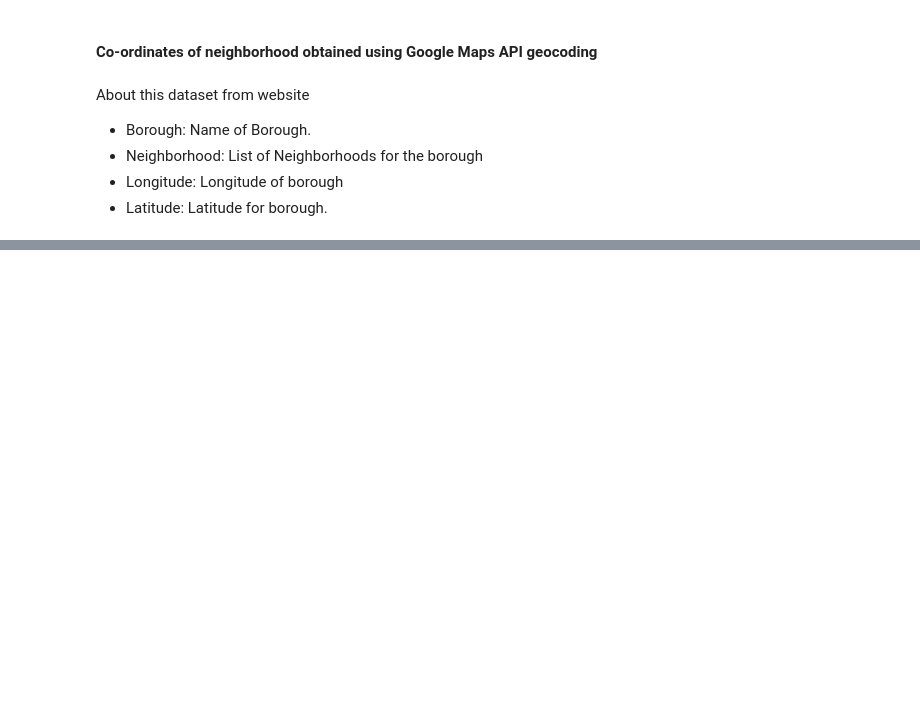
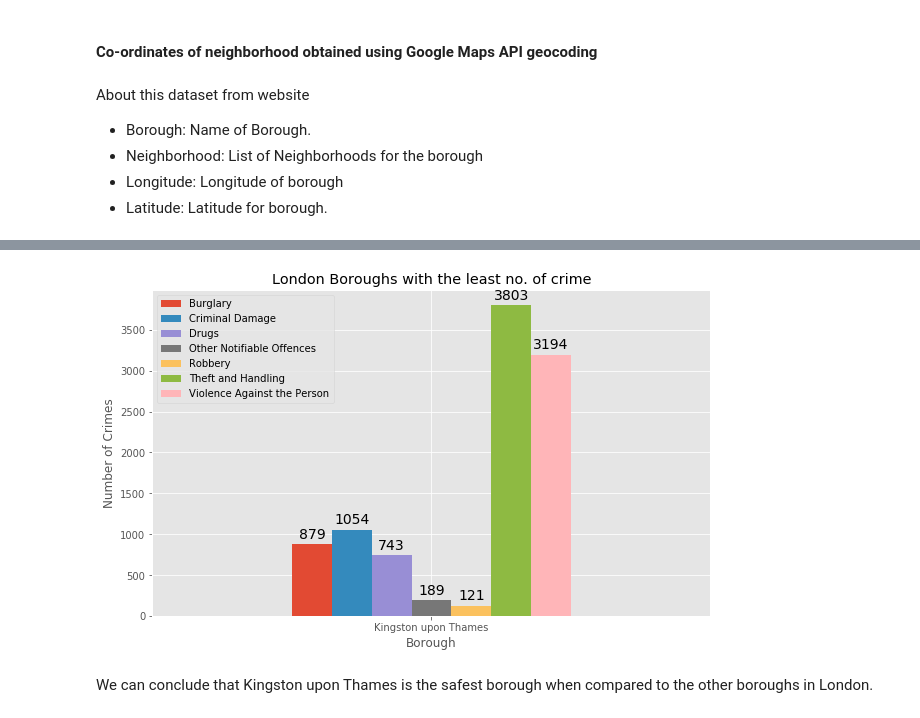
Before and after one commit to prabhatsap/coursera-capstone-project, a Jupyter notebook: The Battle of the Neighborhoods-Capstone Project.ipynb, the cells around one changed output, grey strips where cells are left out. Saved outputs shown, nothing was run; the diff lists cells and outputs as text; code cells hidden in the pictures; blank space fills up the shorter version.

```diff
--- a/The Battle of the Neighborhoods-Capstone Project.ipynb
+++ b/The Battle of the Neighborhoods-Capstone Project.ipynb
@@ -73,0 +764,32 @@ About this dataset from website
+# %%
+df_bc1 =  df_bot5[df_bot5['Borough'] == 'Kingston upon Thames']
+
+df_bc = df_bc1[['Borough','Burglary','Criminal Damage','Drugs','Other Notifiable Offences',
+                 'Robbery','Theft and Handling','Violence Against the Person']]
+
+
+df_bc.set_index('Borough',inplace = True)
+
+ax = df_bc.plot(kind='bar', figsize=(10, 6), rot=0)
+
+ax.set_ylabel('Number of Crimes') # add to x-label to the plot
+ax.set_xlabel('Borough') # add y-label to the plot
+ax.set_title('London Boroughs with the least no. of crime') # add title to the plot
+
+# Creating a function to display the percentage.
+
+for p in ax.patches:
+    ax.annotate(np.round(p.get_height(),decimals=2),
+                (p.get_x()+p.get_width()/2., p.get_height()),
+                ha='center',
+                va='center',
+                xytext=(0, 10),
+                textcoords='offset points',
+                fontsize = 14
+               )
+
+plt.show()
+# %% [output]
+[figure, added]
+# %% [markdown]
+We can conclude that Kingston upon Thames is the safest borough when compared to the other boroughs in London.
```
Also changed, not shown: parts of 144 cells of this notebook.
